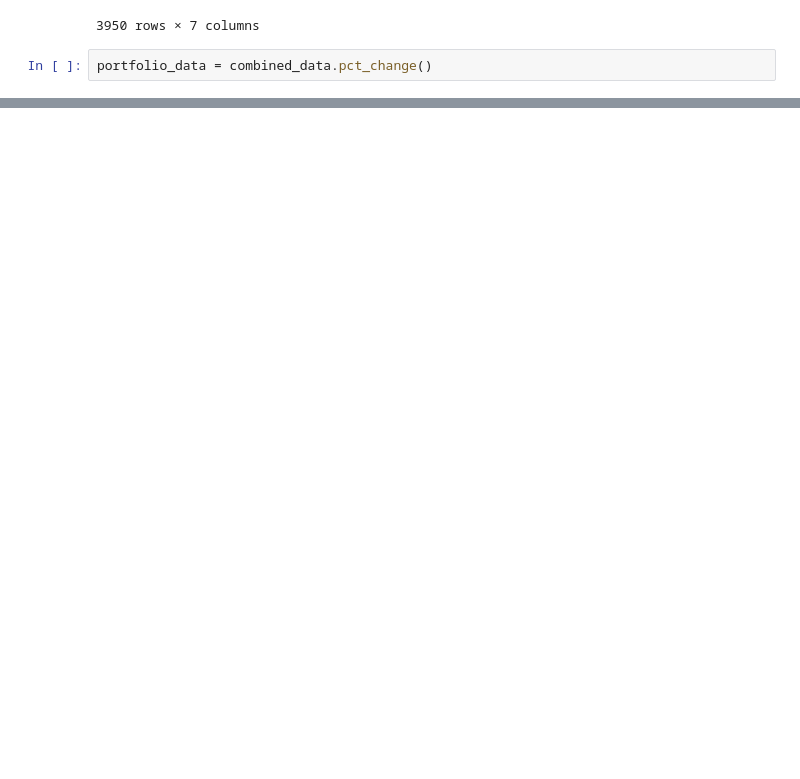
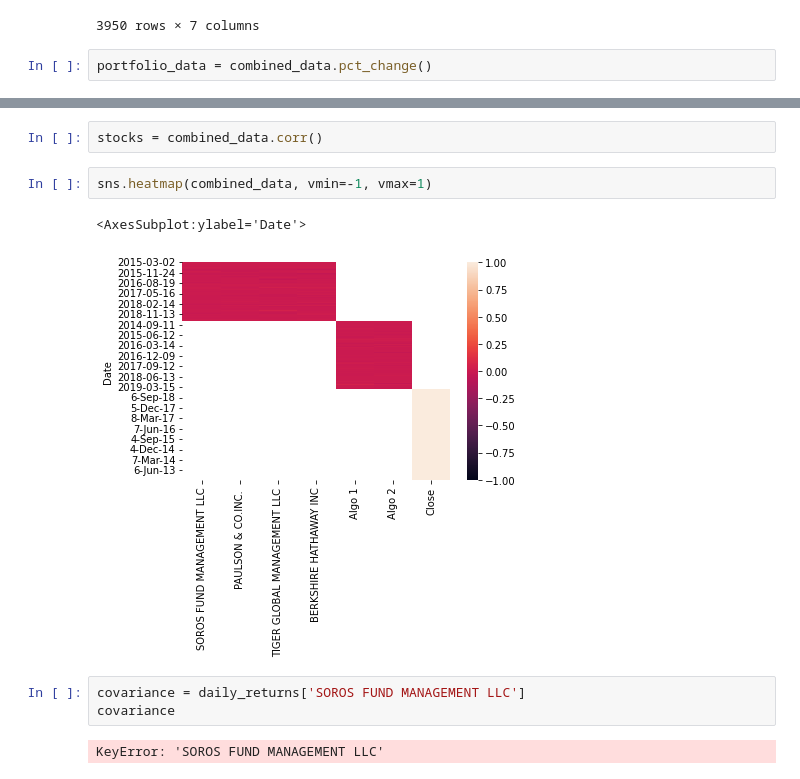
Before and after one commit to withnomatter/Pie-bank, a Jupyter notebook: Untitled.ipynb, the cells around one changed output, grey strips where cells are left out. Drawn from its saved outputs; the diff is of its cells as text; blank space fills up the shorter version.

```diff
--- a/Untitled.ipynb
+++ b/Untitled.ipynb
@@ -152,0 +215,12 @@ AttributeError: 'function' object has no attribute 'bar'
+# %%
+stocks = combined_data.corr()
+# %%
+sns.heatmap(combined_data, vmin=-1, vmax=1)
+# %% [output]
+<AxesSubplot:ylabel='Date'>
+[figure, added]
+# %%
+covariance = daily_returns['SOROS FUND MANAGEMENT LLC']
+covariance
+# %% [output]
+KeyError: 'SOROS FUND MANAGEMENT LLC'
```
Also changed, not shown: parts of 8 cells of this notebook.
